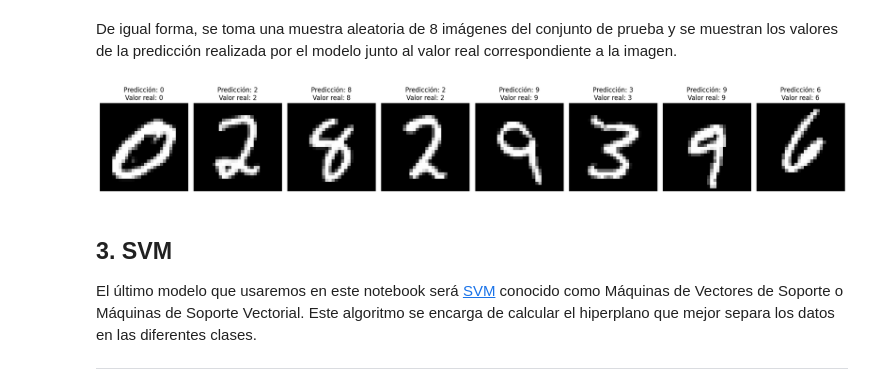
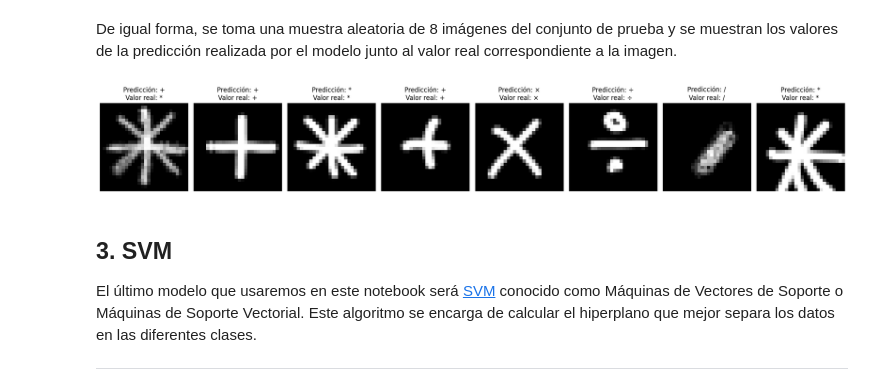
Before and after one commit to Morax19/ML_UCV, a Jupyter notebook: Tarea2/Tarea2_ML_DanielHernandez_Parte1_B.ipynb, the cells around one changed output. Drawn from its saved outputs; the diff is of its cells as text; code cells hidden in the pictures.

```diff
--- a/Tarea2/Tarea2_ML_DanielHernandez_Parte1_B.ipynb
+++ b/Tarea2/Tarea2_ML_DanielHernandez_Parte1_B.ipynb
@@ -58,0 +72,15 @@ y = np.concatenate((y_train, y_test), axis = 0)
+# %%
+import os
+from PIL import Image
+
+def load_images(root, label):
+    images = []
+    labels = []
+
+    for filename in os.listdir(root):
+        img = Image.open(os.path.join(root, filename)).convert("L")
+        img = img.resize((28, 28))  #Se asegura que cada imagen tenga las dimensiones adecuadas
+        img_np = np.array(img)  #Se lleva la imagen a un arregla de NumPy
+        images.append(img_np)
+        labels.append(label)
+    return np.array(images), np.array(labels)
@@ -59 +89,17 @@ y = np.concatenate((y_train, y_test), axis = 0)
+# %%
+#Se define la ruta donde están las imagenes de operadores
+root = "/content/Dataset_Operadores_28x28/"
+
+#Dado que cada operador tiene una carpeta con las imágenes correspondientes, se cargan por separado
+
+img_suma, label_suma = load_images(root+"Suma", ord('+'))               #Suma
+img_resta, label_resta = load_images(root+"Resta", ord('-'))            #Resta
+img_div1, label_div1 = load_images(root+"Division1", ord('/'))          #División1 -> /
+img_div2, label_div2 = load_images(root+"Division2", ord('÷'))          #División2 -> ÷
+img_mult1, label_mult1 = load_images(root+"Multiplicacion1", ord('*'))  #Multiplicación1 -> *
+img_mult2, label_mult2 = load_images(root+"Multiplicacion2", ord('×'))  #Multiplicación2 -> ×
+
+#Para armar el conjunto de datos, se concatenan las imagenes y sus respectivas etiquetas
+img_total = np.concatenate((img_suma, img_resta, img_div1, img_div2, img_mult1, img_mult2), axis = 0)
+label_total = np.concatenate((label_suma, label_resta, label_div1, label_div2, label_mult1, label_mult2), axis = 0)
 # %% [markdown]
@@ -61,8 +107,8 @@ Es necesario separar los datos en grupos de entrenamiento y prueba, el conjunto
 
 Adicional a esto, es necesario vectorizar los valores en X, es decir, aplanar las imágenes originales en un vector de 784 elementos y normalizar sus valores para poder trabajar con los mismos.
 # %%
-#Se separan los datos de entrenamiento y prueba (70 entrenamiento - 30 prueba)
-X_train, X_test, y_train, y_test = train_test_split(X, y, test_size = 0.3, random_state = SEED)
+#Se separan los datos de entrenamiento y prueba
+X_train, X_test, y_train, y_test = train_test_split(img_total, label_total, test_size = 0.1, random_state = SEED)
 
 #Se vectorizan las imágenes almacenadas en X
 X_train = X_train.reshape(X_train.shape[0], 28 * 28)
@@ -219,7 +263,7 @@ plt.figure(figsize=(20, 10))
 for i, index in enumerate(samples_index):
     plt.subplot(1, samples, i + 1)
     plt.imshow(X_test[index].reshape(28, 28), cmap = 'gray')
-    plt.title(f"Predicción: {y_pred_LR[index]}\nValor real: {y_test[index]}")
+    plt.title(f"Predicción: {chr(y_pred_LR[index])}\nValor real: {chr(y_test[index])}")
     plt.axis('off')
 
 plt.tight_layout()
@@ -340,19 +381,19 @@ De igual forma, se toma una muestra aleatoria de 8 imágenes del conjunto de pru
 # %%
 samples = 8
 samples_index = np.random.choice(len(X_test), samples, replace = False)
 
 plt.figure(figsize=(20, 10))
 
 for i, index in enumerate(samples_index):
     plt.subplot(1, samples, i + 1)
     plt.imshow(X_test[index].reshape(28, 28), cmap = 'gray')
-    plt.title(f"Predicción: {y_pred_KNN[index]}\nValor real: {y_test[index]}")
+    plt.title(f"Predicción: {chr(y_pred_KNN[index])}\nValor real: {chr(y_test[index])}")
     plt.axis('off')
 
 plt.tight_layout()
 plt.show()
 # %% [output]
-[figure, old version]
+[figure, new version]
 # %% [markdown]
 ## 3. SVM
 
```
Also changed, not shown: parts of 50 cells of this notebook.
